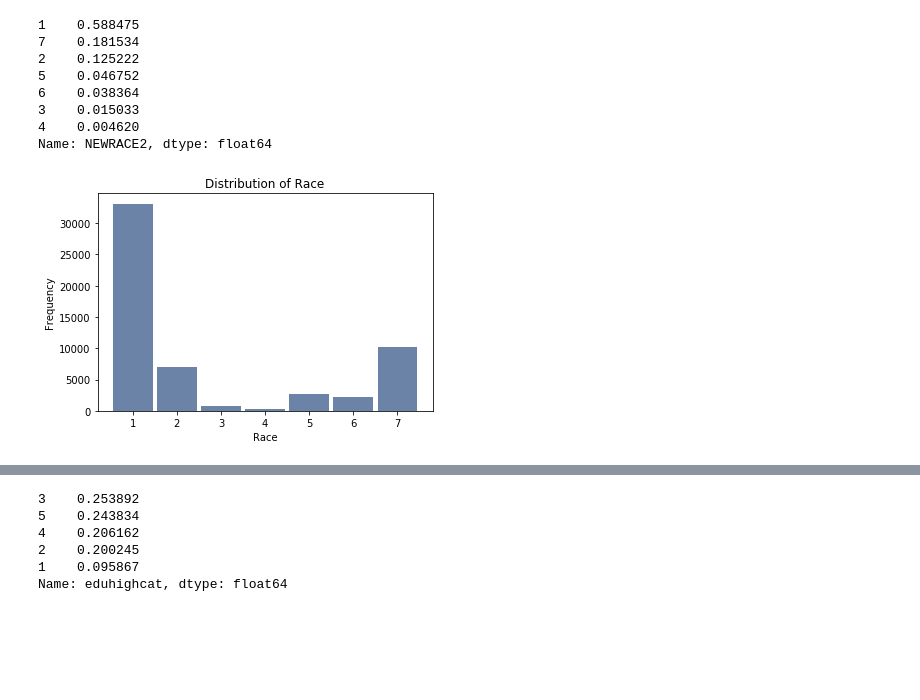
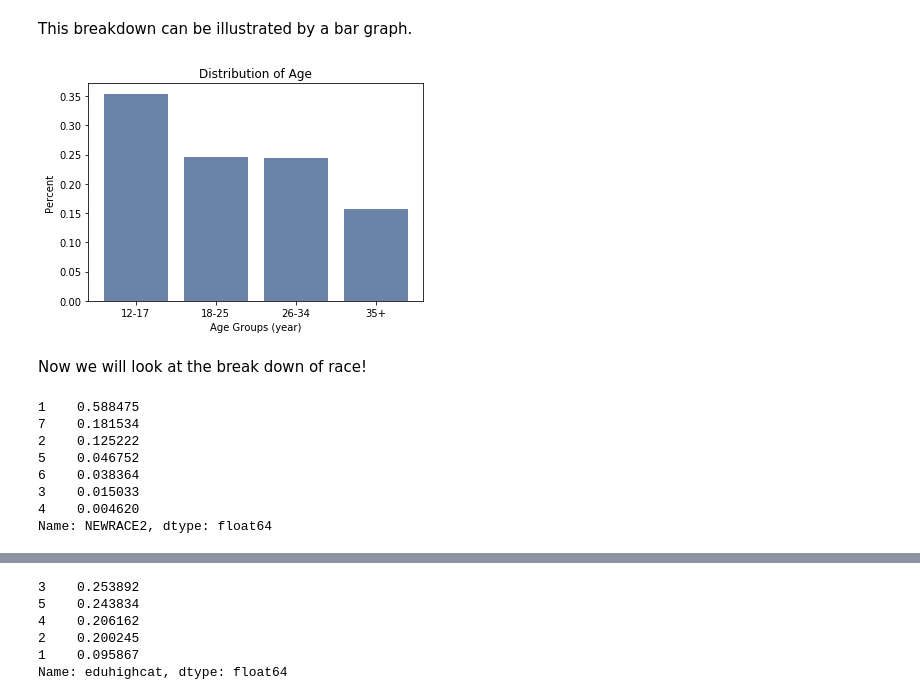
Before and after one commit to zhouandrewc/ThinkStats2, a Jupyter notebook: project1/project1.ipynb, the cells around one changed output, grey strips where cells are left out. Saved outputs shown, nothing was run; the diff lists cells and outputs as text; code cells hidden in the pictures; blank space fills up the shorter version.

```diff
--- a/project1/project1.ipynb
+++ b/project1/project1.ipynb
@@ -38,3 +46,12 @@ thinkplot.Config(xlabel = "Age Group", ylabel="Frequency", title = "Distribution
+# %% [markdown]
+This breakdown can be illustrated by a bar graph.
+# %%
+thinkplot.Bar(["12-17", "18-25", "26-34", "35+"], age.value_counts()/len(age))
+thinkplot.Config(title= "Distribution of Age", xlabel = "Age Groups (year)", ylabel = "Percent")
+# %% [output]
+[figure, added]
+# %% [markdown]
+Now we will look at the break down of race!
 # %%
 race = data["NEWRACE2"]
 race.value_counts()/len(race)
@@ -47,9 +64,3 @@ race.value_counts()/len(race)
 3    0.015033
 4    0.004620
 Name: NEWRACE2, dtype: float64
-# %%
-raceHist = thinkstats2.Hist(race)
-thinkplot.Hist(raceHist)
-thinkplot.Config(xlabel = "Race", ylabel = "Frequency", title = "Distribution of Race")
-# %% [output]
-[figure, removed]
```
Also changed, not shown: parts of 106 cells of this notebook, 1 other file.
